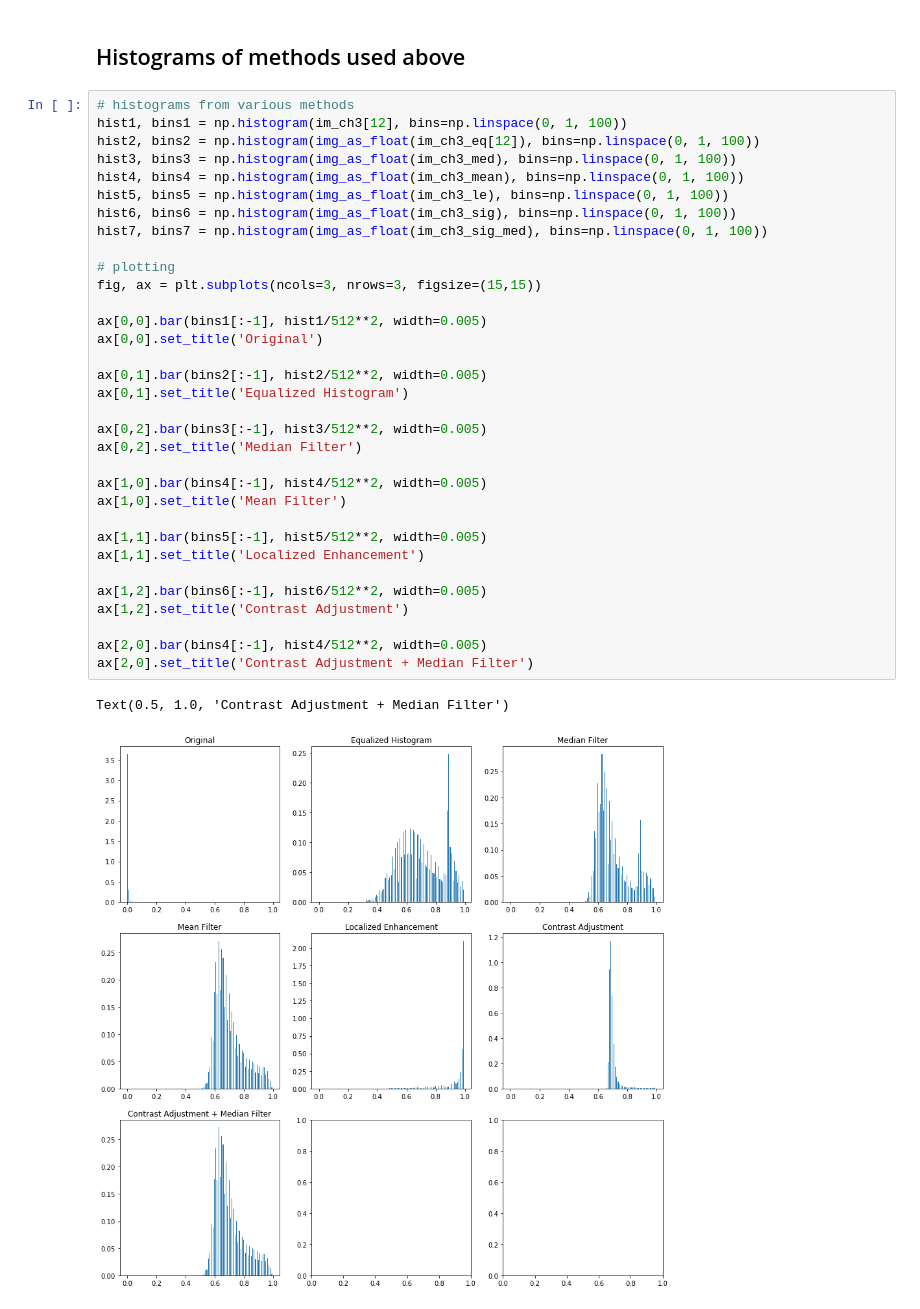
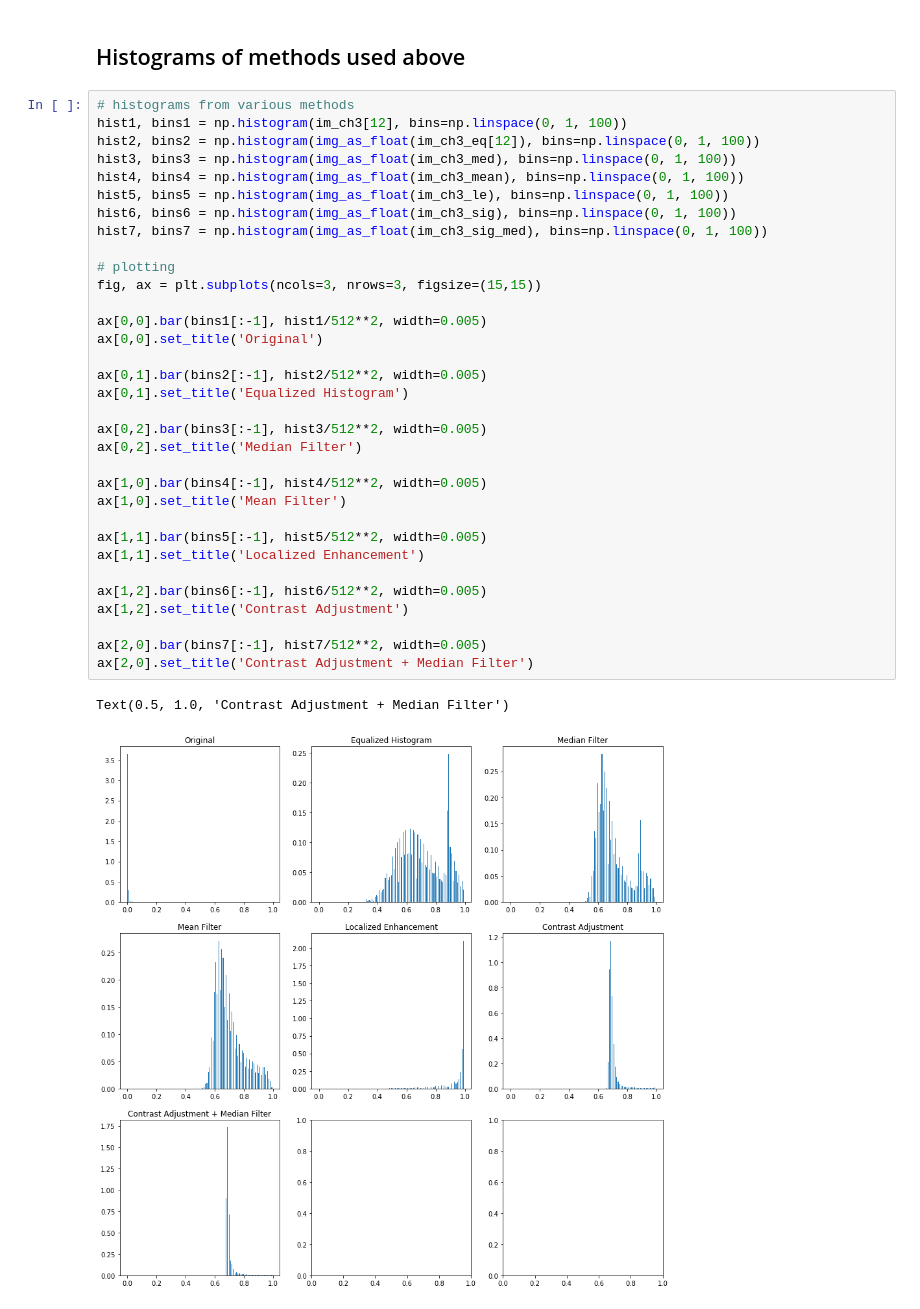
Before and after one commit to jingexu/cells-in-gel, a Jupyter notebook: Channel3_Contrast_Adjustment.ipynb, the cells around one changed output. Cells and saved outputs as stored; diff of their text form.

Commit message:
Fixed a minor typo
The last histogram was not plotting for the correct image

```diff
--- a/Channel3_Contrast_Adjustment.ipynb
+++ b/Channel3_Contrast_Adjustment.ipynb
@@ -64,32 +64,32 @@ hist2, bins2 = np.histogram(img_as_float(im_ch3_eq[12]), bins=np.linspace(0, 1,
 hist3, bins3 = np.histogram(img_as_float(im_ch3_med), bins=np.linspace(0, 1, 100))
 hist4, bins4 = np.histogram(img_as_float(im_ch3_mean), bins=np.linspace(0, 1, 100))
 hist5, bins5 = np.histogram(img_as_float(im_ch3_le), bins=np.linspace(0, 1, 100))
 hist6, bins6 = np.histogram(img_as_float(im_ch3_sig), bins=np.linspace(0, 1, 100))
 hist7, bins7 = np.histogram(img_as_float(im_ch3_sig_med), bins=np.linspace(0, 1, 100))
 
 # plotting
 fig, ax = plt.subplots(ncols=3, nrows=3, figsize=(15,15))
 
 ax[0,0].bar(bins1[:-1], hist1/512**2, width=0.005)
 ax[0,0].set_title('Original')
 
 ax[0,1].bar(bins2[:-1], hist2/512**2, width=0.005)
 ax[0,1].set_title('Equalized Histogram')
 
 ax[0,2].bar(bins3[:-1], hist3/512**2, width=0.005)
 ax[0,2].set_title('Median Filter')
 
 ax[1,0].bar(bins4[:-1], hist4/512**2, width=0.005)
 ax[1,0].set_title('Mean Filter')
 
 ax[1,1].bar(bins5[:-1], hist5/512**2, width=0.005)
 ax[1,1].set_title('Localized Enhancement')
 
 ax[1,2].bar(bins6[:-1], hist6/512**2, width=0.005)
 ax[1,2].set_title('Contrast Adjustment')
 
-ax[2,0].bar(bins4[:-1], hist4/512**2, width=0.005)
+ax[2,0].bar(bins7[:-1], hist7/512**2, width=0.005)
 ax[2,0].set_title('Contrast Adjustment + Median Filter')
 # %% [output]
 Text(0.5, 1.0, 'Contrast Adjustment + Median Filter')
-[figure, old version]
+[figure, new version]
```
